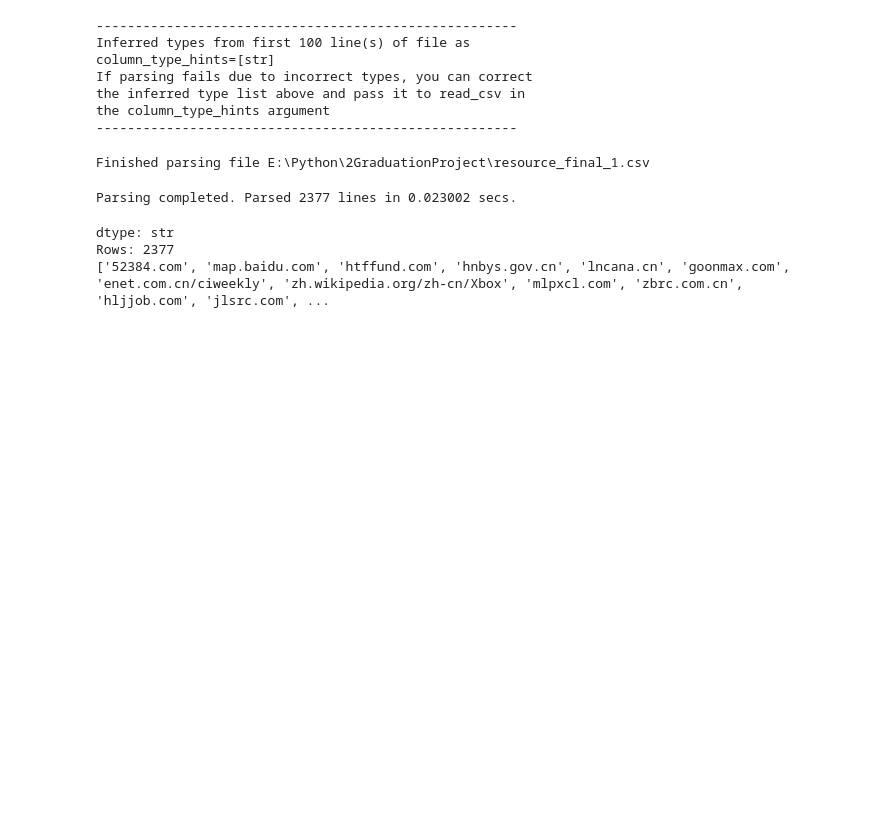
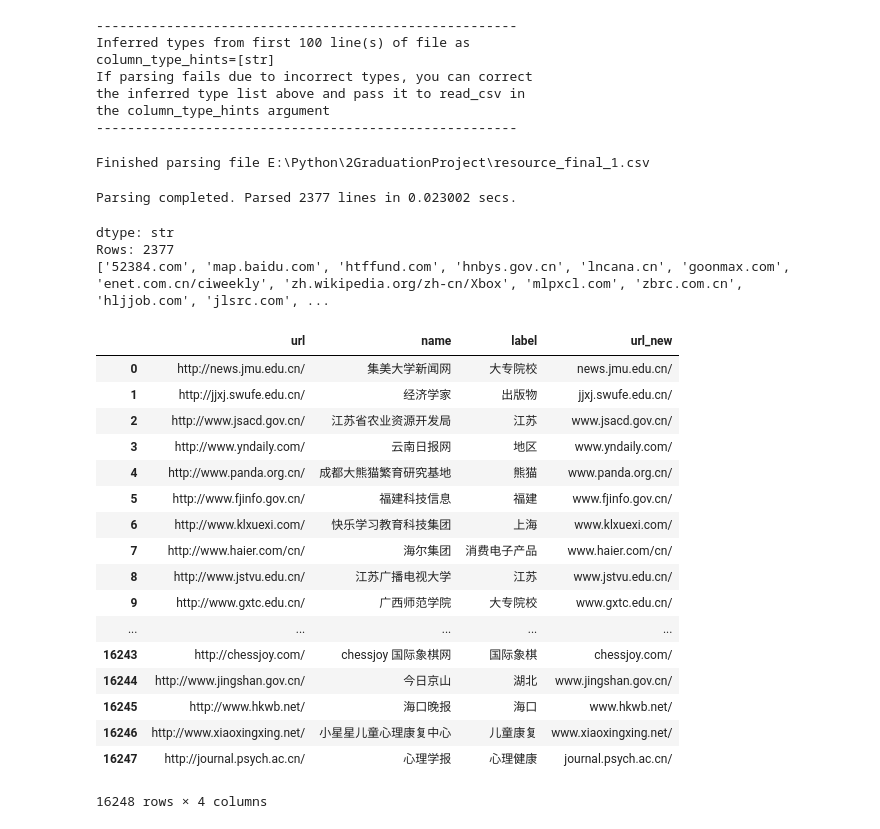
Before and after one commit to FrankBlood/2Graduation-Project, a Jupyter notebook: test_5_1.ipynb, the cells around one changed output. Drawn from its saved outputs; the diff is of its cells as text; code cells hidden in the pictures; blank space fills up the shorter version.

Commit message:
add pandas to read ODP

```diff
--- a/test_5_1.ipynb
+++ b/test_5_1.ipynb
@@ -457,0 +460,23 @@ resources.save('resources.csv')
+# %%
+df = pd.read_csv('ODP.csv')
+# %%
+df
+# %% [output]
+|  | url | name | label | url_new |
+| 0 | http://news.jmu.edu.cn/ | 集美大学新闻网 | 大专院校 | news.jmu.edu.cn/ |
+| 1 | http://jjxj.swufe.edu.cn/ | 经济学家 | 出版物 | jjxj.swufe.edu.cn/ |
+| 2 | http://www.jsacd.gov.cn/ | 江苏省农业资源开发局 | 江苏 | www.jsacd.gov.cn/ |
+| 3 | http://www.yndaily.com/ | 云南日报网 | 地区 | www.yndaily.com/ |
+| 4 | http://www.panda.org.cn/ | 成都大熊猫繁育研究基地 | 熊猫 | www.panda.org.cn/ |
+| 5 | http://www.fjinfo.gov.cn/ | 福建科技信息 | 福建 | www.fjinfo.gov.cn/ |
+| 6 | http://www.klxuexi.com/ | 快乐学习教育科技集团 | 上海 | www.klxuexi.com/ |
+| 7 | http://www.haier.com/cn/ | 海尔集团 | 消费电子产品 | www.haier.com/cn/ |
+| 8 | http://www.jstvu.edu.cn/ | 江苏广播电视大学 | 江苏 | www.jstvu.edu.cn/ |
+| 9 | http://www.gxtc.edu.cn/ | 广西师范学院 | 大专院校 | www.gxtc.edu.cn/ |
+| ... | ... | ... | ... | ... |
+| 16243 | http://chessjoy.com/ | chessjoy 国际象棋网 | 国际象棋 | chessjoy.com/ |
+| 16244 | http://www.jingshan.gov.cn/ | 今日京山 | 湖北 | www.jingshan.gov.cn/ |
+| 16245 | http://www.hkwb.net/ | 海口晚报 | 海口 | www.hkwb.net/ |
+| 16246 | http://www.xiaoxingxing.net/ | 小星星儿童心理康复中心 | 儿童康复 | www.xiaoxingxing.net/ |
+| 16247 | http://journal.psych.ac.cn/ | 心理学报 | 心理健康 | journal.psych.ac.cn/ |
+16248 rows × 4 columns
```
Also changed, not shown: parts of 1 cell of this notebook.
